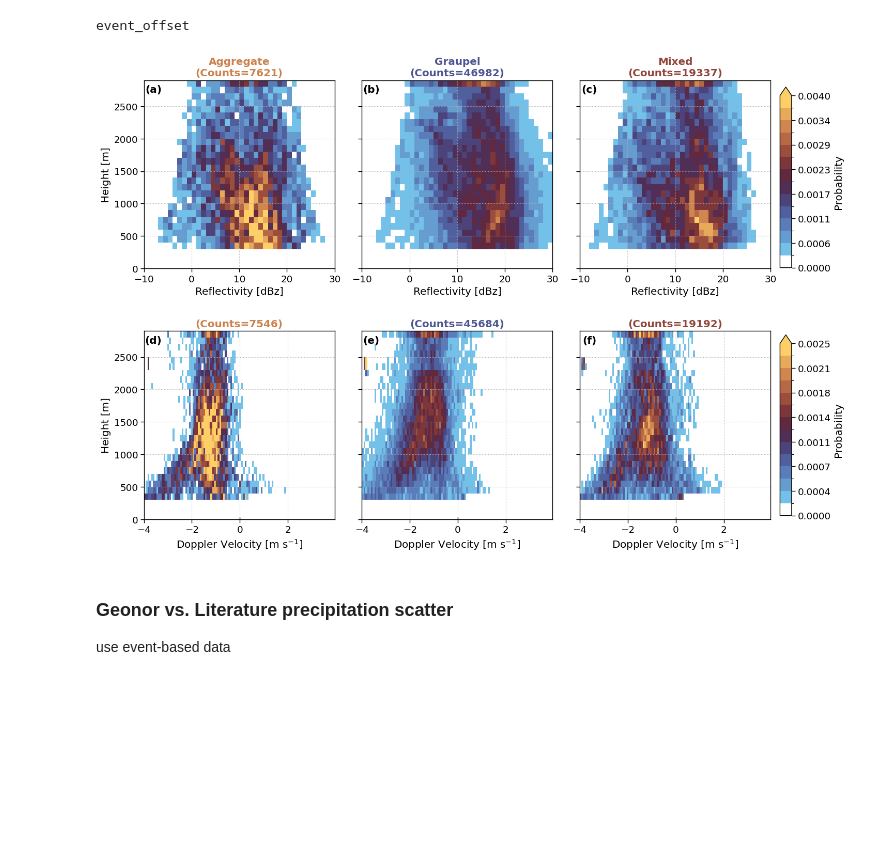
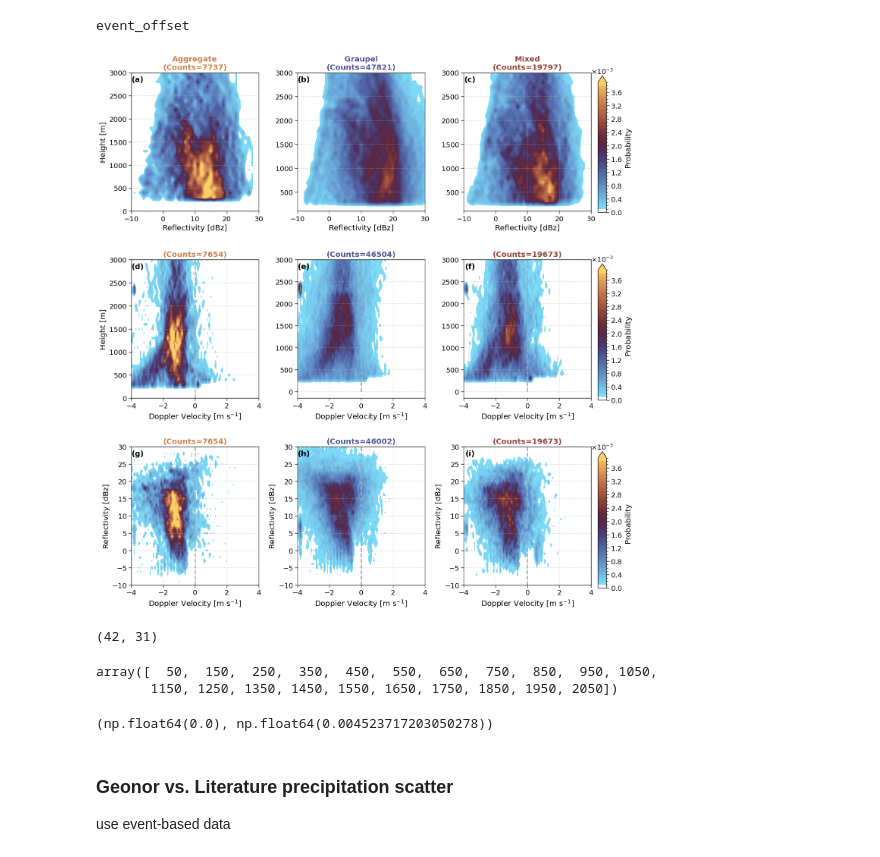
Before and after one commit to franzihe/retrieval_analysis, a Jupyter notebook: work/combined_obs/06_final_plots.ipynb, the cells around one changed output. Drawn from its saved outputs; the diff is of its cells as text; code cells hidden in the pictures; blank space fills up the shorter version.

```diff
--- a/work/combined_obs/06_final_plots.ipynb
+++ b/work/combined_obs/06_final_plots.ipynb
@@ -57,5 +57,5 @@ year = '2023'
 # %% [markdown]
 ### Files to read in
 # %%
-ds_23 = xr.open_mfdataset(sorted(glob(os.path.join(nc_dir, f'10min_filled_obs_hatpro_airport_WD_WS_T_{site}_{year}*.nc'))))[['Ze', 'W', 'height', 'air_temperature', 'precipitation', 'wind_direction', 'wind_speed', 'Matrosov_a_400', 'Bracci_a_400', 'Nakai_a_400', 'Nakai_g_400', 'Pu_g_400',]]
+ds_23 = xr.open_mfdataset(sorted(glob(os.path.join(nc_dir, f'10min_filled_obs_hatpro_airport_WD_WS_T_{site}_{year}*.nc'))))[['Ze', 'W', 'height', 'air_temperature', 'precipitation', 'wind_direction', 'wind_speed', 'Matrosov_a_400', 'Bracci_a_400', 'Nakai_a_400', 'Nakai_g_400', 'Pu_g_400','Ze_400m']]
 ds_23 = ds_23.rename_vars({'precipitation':'Geonor'})
@@ -68,7 +127,7 @@ df_nearest = dict()
 df_no_sf_class = dict()
 vars_to_keep = ['Geonor', 'air_temperature', 'wind_direction', 'wind_speed', 'snowflake_class_name', 'rate_mm_h',
                 'Matrosov_a_400', 'Bracci_a_400', 'Nakai_a_400', 'Nakai_g_400', 'Pu_g_400',
-                'Matrosov_a_400_mm_h', 'Bracci_a_400_mm_h', 'Nakai_a_400_mm_h', 'Nakai_g_400_mm_h', 'Pu_g_400_mm_h', 'start_time']
+                'Matrosov_a_400_mm_h', 'Bracci_a_400_mm_h', 'Nakai_a_400_mm_h', 'Nakai_g_400_mm_h', 'Pu_g_400_mm_h', 'start_time', 'Ze_400m']
 
 open_ds = xr.open_mfdataset(sorted(glob(os.path.join(OUTPUT_DATA_DIR, 'ANX_obs', f'Z_S_2Tm_WD_WS_class_precip_event_dt_offset_{site}_{year}.nc'))))
 df['event_offset'] = open_ds[vars_to_keep].to_dataframe()
@@ -836,22 +1116,40 @@ event_offset
 # %%
 H_ze = dict()
 H_ze_prob = dict()
 
 H_w = dict()
 H_w_prob = dict()
 
+H_ze_w = dict()
+H_ze_w_prob = dict()
+
 for sf_class, df_class in sf_class_dict[dt].items():
 
     _ds_in_dt = fct.get_ds_in_precip_event(sf_class_dict[dt][sf_class], ds_season)
-    H_ze[sf_class], H_ze_prob[sf_class] = fct.probability_distribution(_ds_in_dt, 'Ze', 'height', fct.ze_bins, fct.height_bins)
+    H_ze[sf_class], H_ze_prob[sf_class] = fct.probability_distribution(_ds_in_dt, 'Ze', 'height',np.arange(-10.5, 31, 1), np.arange(50, 3150, 100))# fct.ze_bins, fct.height_bins)
 
-    H_w[sf_class], H_w_prob[sf_class] = fct.probability_distribution(_ds_in_dt, 'W', 'height', fct.W_bins, fct.height_bins)
+    H_w[sf_class], H_w_prob[sf_class] = fct.probability_distribution(_ds_in_dt, 'W', 'height', np.arange(-4.05, 4.1, 0.1), np.arange(50, 3150, 100))#fct.W_bins, fct.height_bins)
 
-fct.plt_prob_agg_graupel_mixed(H_ze_prob, H_ze, H_w_prob, H_w)
+    H_ze_w[sf_class], H_ze_w_prob[sf_class] = fct.probability_distribution(_ds_in_dt, 'W', 'Ze', np.arange(-4.05, 4.1, 0.1), np.arange(-10.5, 31, 1))
+
+fct.plt_prob_agg_graupel_mixed(H_ze_prob, H_ze, H_w_prob, H_w, H_ze_w_prob, H_ze_w)
 # save image to png
-plt.savefig(FIG_DIR + f"CFAD_aggregate_graupel_mixed_{site}_20230219_20230313.png", format='png', bbox_inches='tight', transparent=True,dpi=300)
+plt.savefig(FIG_DIR + "figA1.png", format='png', bbox_inches='tight', transparent=True,dpi=300)
 # %% [output]
-[figure, old version]
+[figure, new version]
+# %%
+len(np.arange(-10.5, 31, 1)), len(np.arange(50, 3150, 100))
+# %% [output]
+(42, 31)
+# %%
+np.arange(50, 3150, 100)[:21]
+# %% [output]
+array([  50,  150,  250,  350,  450,  550,  650,  750,  850,  950, 1050,
+       1150, 1250, 1350, 1450, 1550, 1650, 1750, 1850, 1950, 2050])
+# %%
+H_ze_prob['aggregate'][:21,:].min(),H_ze_prob['aggregate'][:21,:].max(),
+# %% [output]
+(np.float64(0.0), np.float64(0.004523717203050278))
 # %% [markdown]
 ### Geonor vs. Literature precipitation scatter
 use event-based data
```
Also changed, not shown: parts of 66 cells of this notebook, 11 other files.
